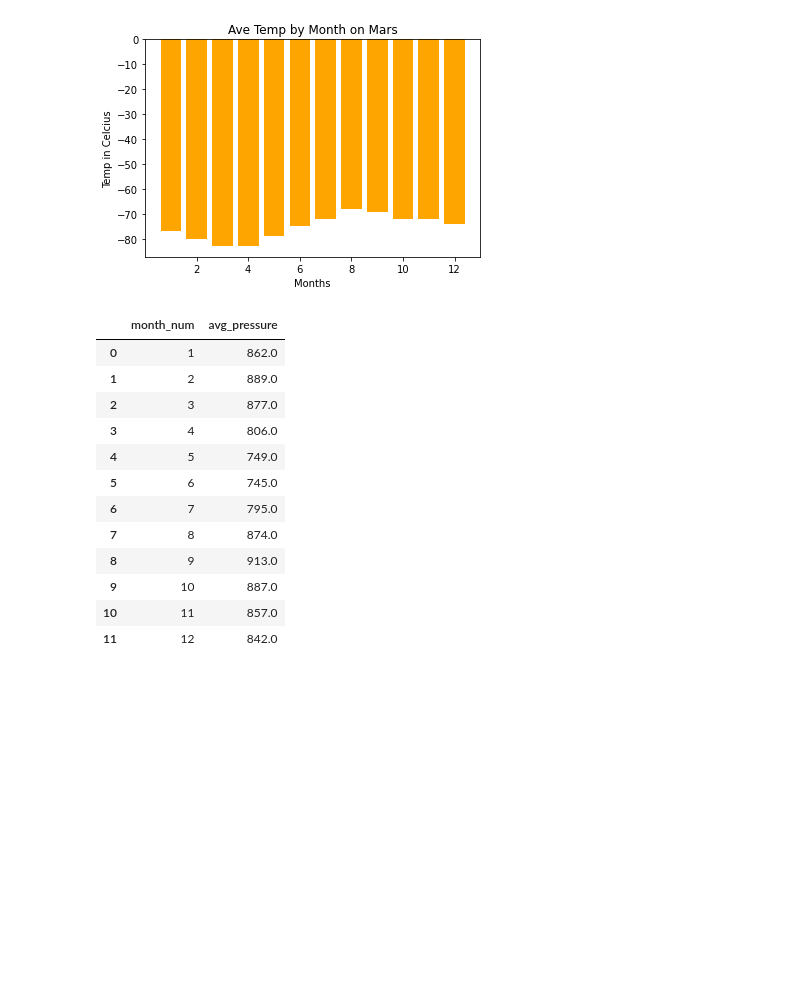
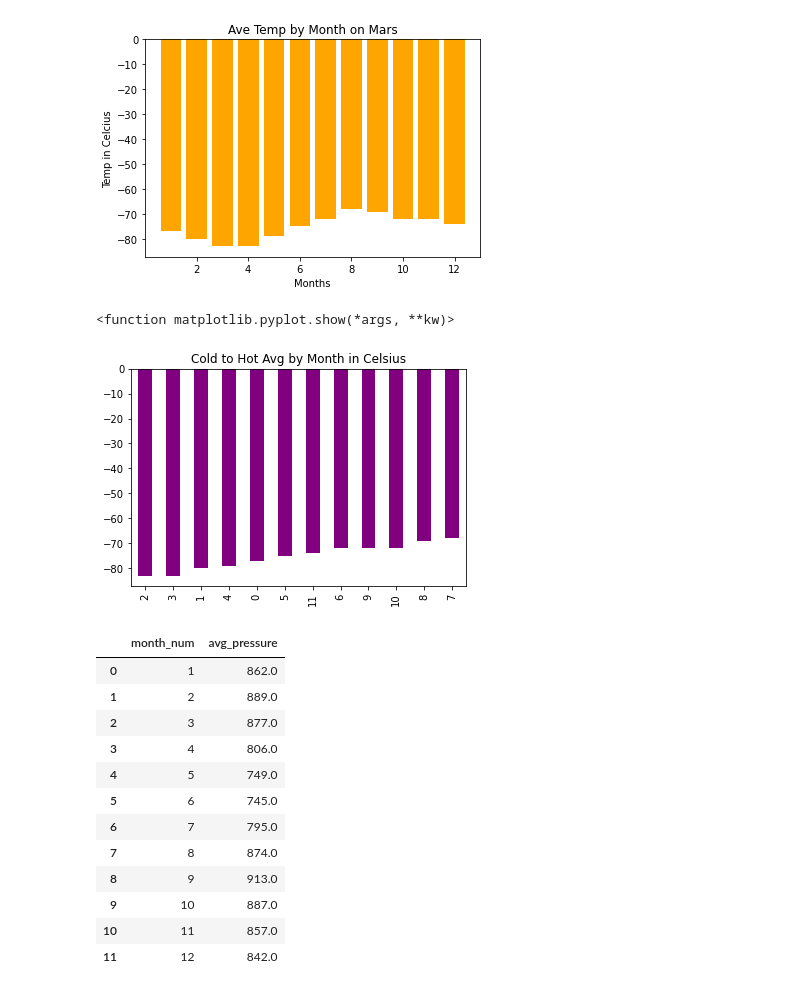
Before and after one commit to MITCHELLWYNE/Mars-Analysis, a Jupyter notebook: Starter_Code/part_2_mars_weather.ipynb, the cells around one changed output. Drawn from its saved outputs; the diff is of its cells as text; code cells hidden in the pictures; blank space fills up the shorter version.

```diff
--- a/Starter_Code/part_2_mars_weather.ipynb
+++ b/Starter_Code/part_2_mars_weather.ipynb
@@ -220,3 +217,17 @@ Text(0.5, 1.0, 'Ave Temp by Month on Mars')
+# %%
+# Identify the coldest and hottest months in Curiosity's location
+#Plot
+
+cold_hot = avg_min_temp.sort_values(by=['avg_min_temp'], ascending=[True])
+sorted_cold_hot = cold_hot['avg_min_temp']
+
+sch = sorted_cold_hot.plot(kind= 'bar', x = 'Month', y= 'Avg Temp',
+                           title = 'Cold to Hot Avg by Month in Celsius',
+                           color= 'purple')
+plt.show
+# %% [output]
+<function matplotlib.pyplot.show(*args, **kw)>
+[figure, added]
 # %%
 # 4. Average pressure by Martian month
 # 3. What is the average low temperature by month?
```
Also changed, not shown: parts of 4 cells of this notebook, 1 other file.
